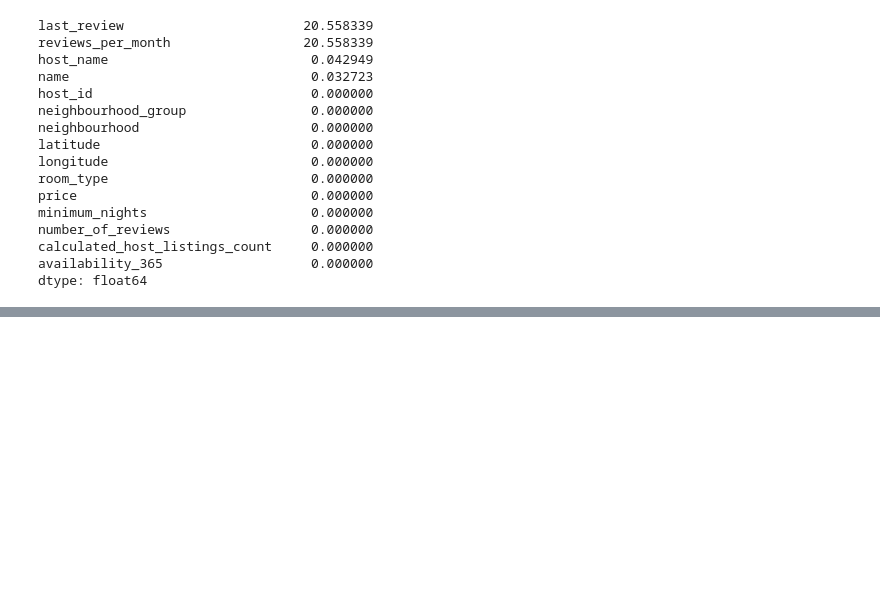
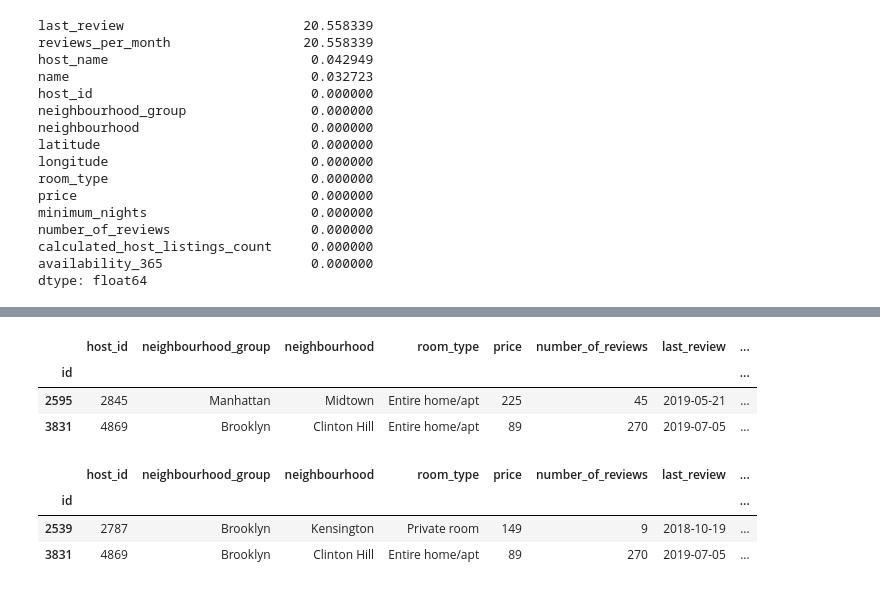
Before and after one commit to omid-sar/Interview-Preparation, a Jupyter notebook: data_manipulation/test.ipynb, the cells around one changed output, grey strips where cells are left out. Drawn from its saved outputs; the diff is of its cells as text; code cells hidden in the pictures; blank space fills up the shorter version.

```diff
--- a/data_manipulation/test.ipynb
+++ b/data_manipulation/test.ipynb
@@ -838,0 +849,7 @@ dft[affordable_short].sort_values(by="number_of_reviews", ascending=False).head(
+# %%
+df.loc[mask_2019,:].head(2)
+# %% [output]
+|  | host_id | neighbourhood_group | neighbourhood | room_type | price | number_of_reviews | last_review | ... |
+| id |  |  |  |  |  |  |  | ... |
+| 2595 | 2845 | Manhattan | Midtown | Entire home/apt | 225 | 45 | 2019-05-21 | ... |
+| 3831 | 4869 | Brooklyn | Clinton Hill | Entire home/apt | 89 | 270 | 2019-07-05 | ... |
@@ -838,0 +858,7 @@ dft[affordable_short].sort_values(by="number_of_reviews", ascending=False).head(
+# %%
+df.loc[mask,:].head(2)
+# %% [output]
+|  | host_id | neighbourhood_group | neighbourhood | room_type | price | number_of_reviews | last_review | ... |
+| id |  |  |  |  |  |  |  | ... |
+| 2539 | 2787 | Brooklyn | Kensington | Private room | 149 | 9 | 2018-10-19 | ... |
+| 3831 | 4869 | Brooklyn | Clinton Hill | Entire home/apt | 89 | 270 | 2019-07-05 | ... |
```
Also changed, not shown: parts of 3 cells of this notebook.
